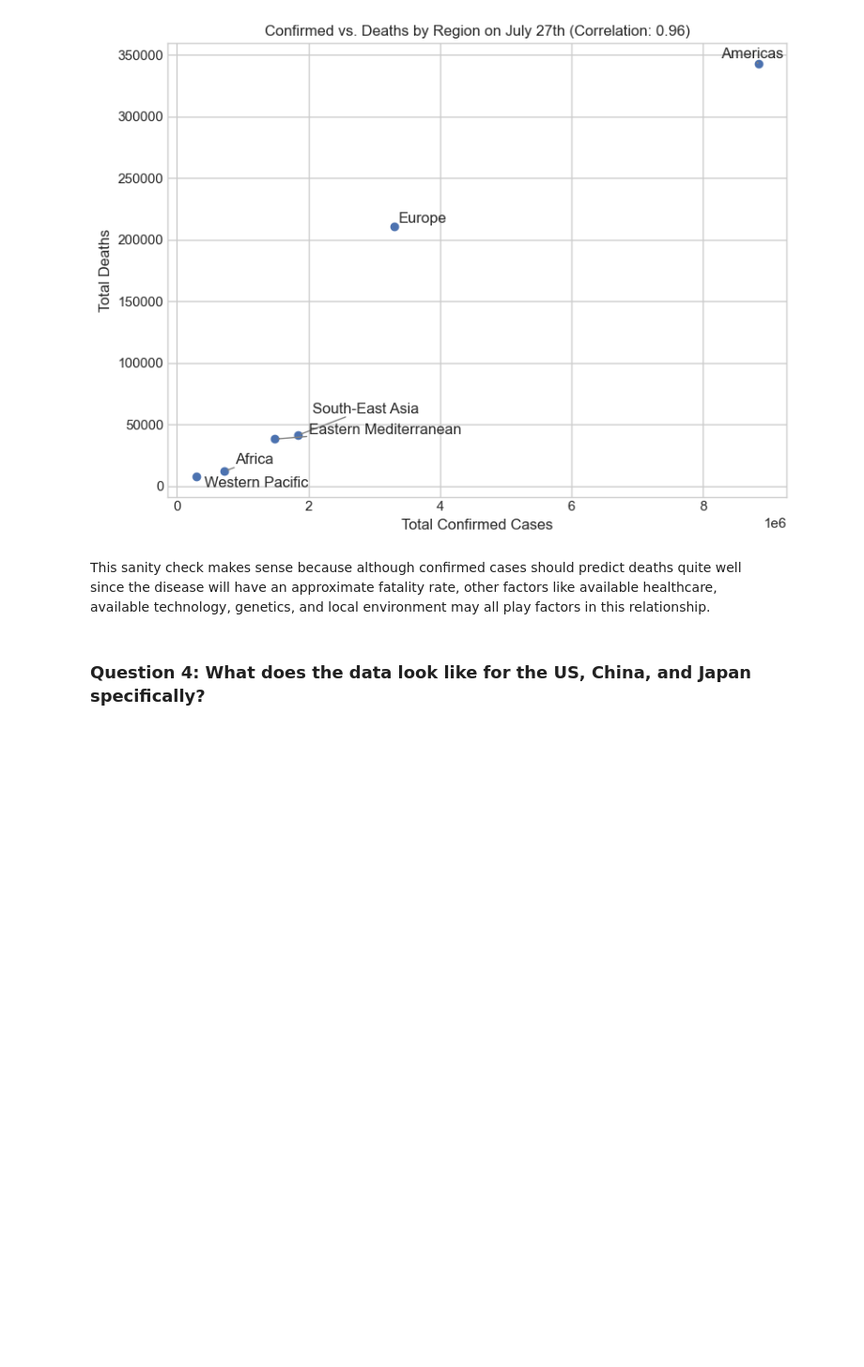
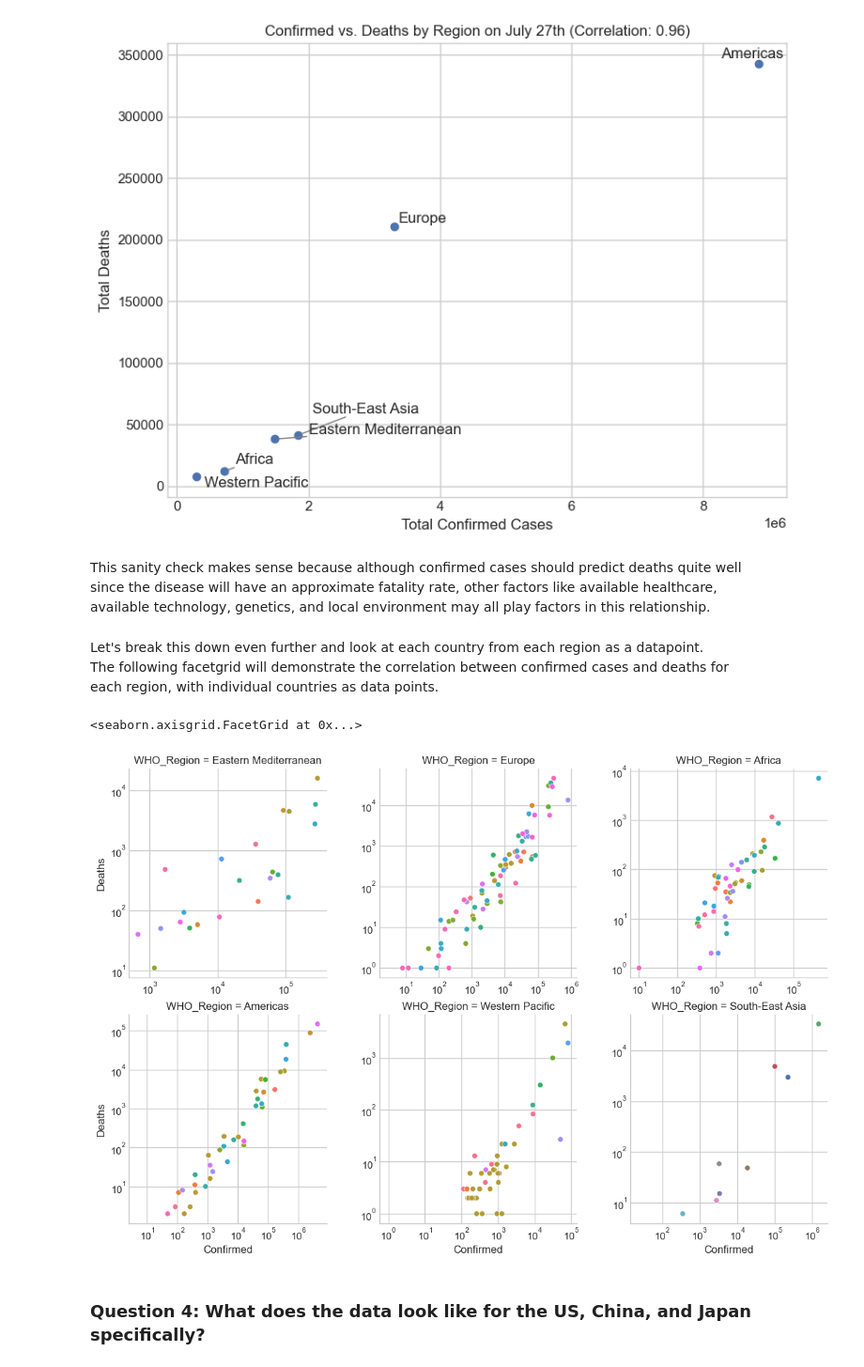
Before and after one commit to willrun808/Projects, a Jupyter notebook: COVID19.ipynb, the cells around one changed output. Shown at 94% size. Cells and saved outputs as stored; diff of their text form; code cells hidden in the pictures; blank space fills up the shorter version.

```diff
--- a/COVID19.ipynb
+++ b/COVID19.ipynb
@@ -696,5 +696,18 @@ plt.show()
 This sanity check makes sense because although confirmed cases should predict deaths quite well\
 since the disease will have an approximate fatality rate, other factors like available healthcare,\
 available technology, genetics, and local environment may all play factors in this relationship.
+# %% [markdown]
+Let's break this down even further and look at each country from each region as a datapoint.\
+The following facetgrid will demonstrate the correlation between confirmed cases and deaths for\
+each region, with individual countries as data points.
+# %%
+last_date = df["Date"].max()
+latest_df = df[df["Date"] == last_date]
+g = sns.FacetGrid(latest_df, col="WHO_Region", col_wrap=3, height=4, sharex=False, sharey=False)
+g.map_dataframe(sns.scatterplot, x="Confirmed", y="Deaths", hue="Country")
+g.set(xscale="log", yscale="log")
+# %% [output]
+<seaborn.axisgrid.FacetGrid at 0x...>
+[figure, added]
 # %% [markdown]
 ### Question 4: What does the data look like for the US, China, and Japan specifically?
```
Also changed, not shown: parts of 13 cells of this notebook.
